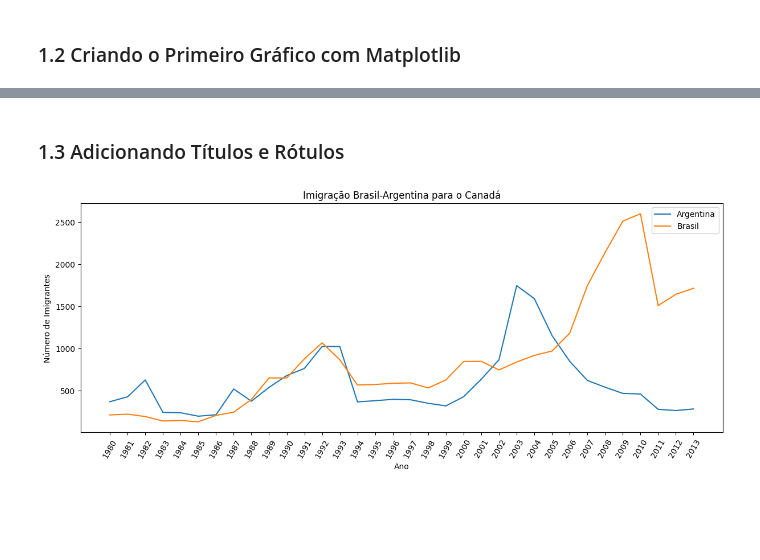
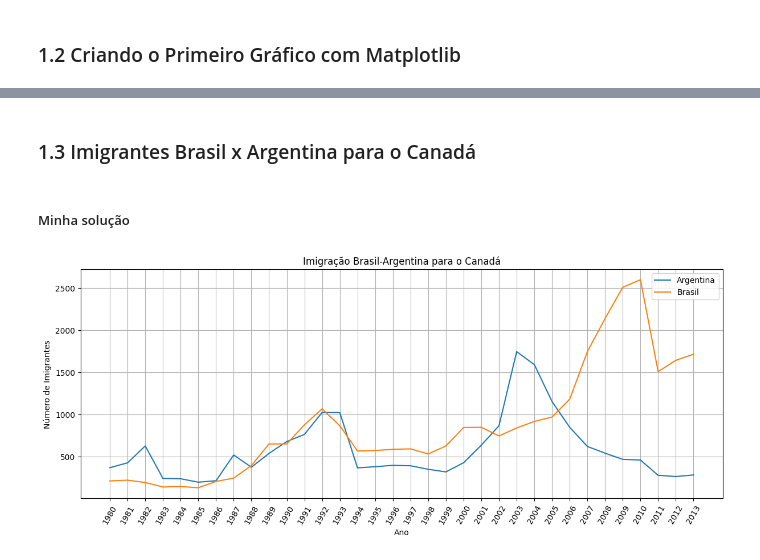
Before and after one commit to KaelDucatti/estudos-ds, a Jupyter notebook: data_visualization/01_criando_graficos_com_bibliotecas_py/conhecendo_matplotlib.ipynb, the cells around one changed output, grey strips where cells are left out. Drawn from its saved outputs; the diff is of its cells as text; code cells hidden in the pictures; blank space fills up the shorter version.

```diff
--- a/data_visualization/01_criando_graficos_com_bibliotecas_py/conhecendo_matplotlib.ipynb
+++ b/data_visualization/01_criando_graficos_com_bibliotecas_py/conhecendo_matplotlib.ipynb
@@ -93,5 +148,7 @@ plt.show()
-# %% [markdown]
-### 1.3 Adicionando Títulos e Rótulos
+# %% [markdown]
+### 1.3 Imigrantes Brasil x Argentina para o Canadá
+# %% [markdown]
+##### Minha solução
 # %%
 imigracao_br_ar = df.query("País == 'Brasil' or País == 'Argentina'")
 
@@ -103,31 +160,33 @@ plt.figure(
     figsize=(12, 5),
     constrained_layout=True
 )
 
 plt.title("Imigração Brasil-Argentina para o Canadá")
 plt.xlabel("Ano")
 plt.ylabel("Número de Imigrantes")
+
+plt.grid(True)
 
 sns.lineplot(
     imigracao_br_ar,
     x='Ano',
     y='Argentina',
     label='Argentina',
     markers=True
 )
 sns.lineplot(
     imigracao_br_ar,
     x='Ano',
     y='Brasil',
     label='Brasil',
     markers=True
 )
 
 plt.xticks(
     ticks=imigracao_br_ar['Ano'],
     rotation=60
 )
 
 plt.show()
 # %% [output]
-[figure, old version]
+[figure, new version]
```
Also changed, not shown: parts of 7 cells of this notebook, 2 other files.
